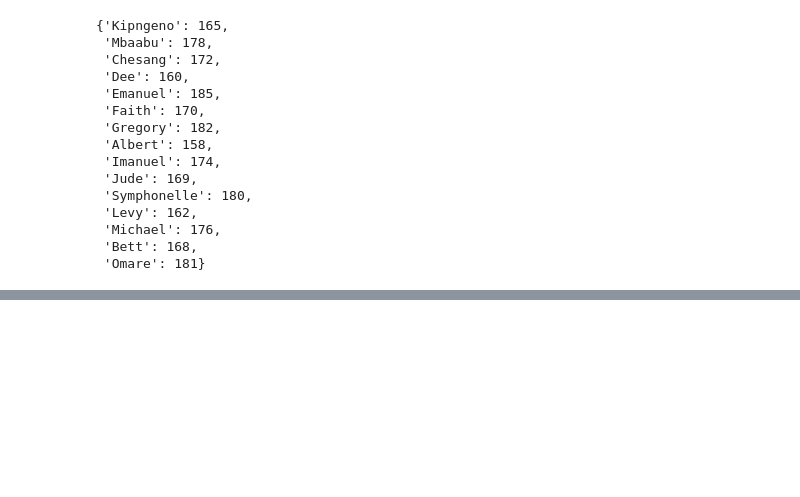
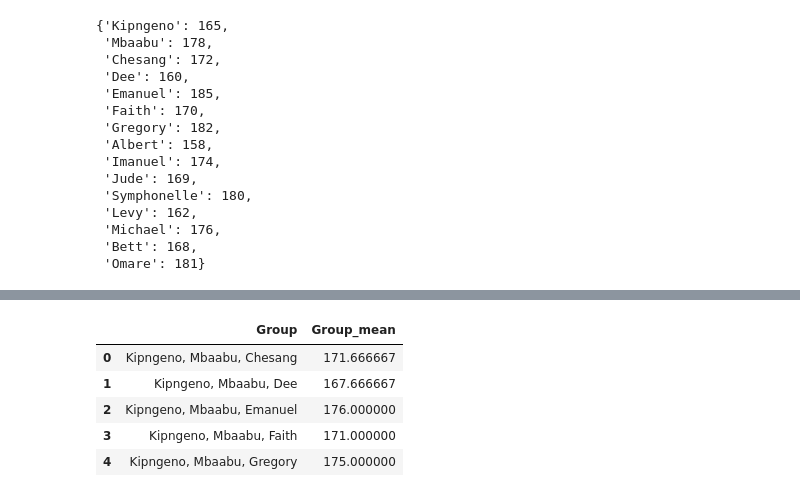
Before and after one commit to gregory-bot/python-chatbot-assignment, a Jupyter notebook: assignmentfordictionary.ipynb, the cells around one changed output, grey strips where cells are left out. Cells and saved outputs as stored; diff of their text form; code cells hidden in the pictures; blank space fills up the shorter version.

```diff
--- a/assignmentfordictionary.ipynb
+++ b/assignmentfordictionary.ipynb
@@ -54,0 +61,5 @@ def result_mu(x):
+# %%
+#generates the possible groups and their means
+combinations , x_bar_grouplist = group_mean(3, people_heights)
+people_heights = {", ".join(combinations[i]): x_bar_grouplist[i] for i in range(len(combinations))}
+people_heights
@@ -54,0 +84,14 @@ def result_mu(x):
+# %%
+# group means into a pandas DataFrame
+import pandas as pd
+data = pd.DataFrame({
+    "Group": list(people_heights.keys()),
+    "Group_mean": list(people_heights.values())})
+data.head()
+# %% [output]
+|  | Group | Group_mean |
+| 0 | Kipngeno, Mbaabu, Chesang | 171.666667 |
+| 1 | Kipngeno, Mbaabu, Dee | 167.666667 |
+| 2 | Kipngeno, Mbaabu, Emanuel | 176.000000 |
+| 3 | Kipngeno, Mbaabu, Faith | 171.000000 |
+| 4 | Kipngeno, Mbaabu, Gregory | 175.000000 |
```
Also changed, not shown: parts of 2 cells of this notebook, 1 other file.
